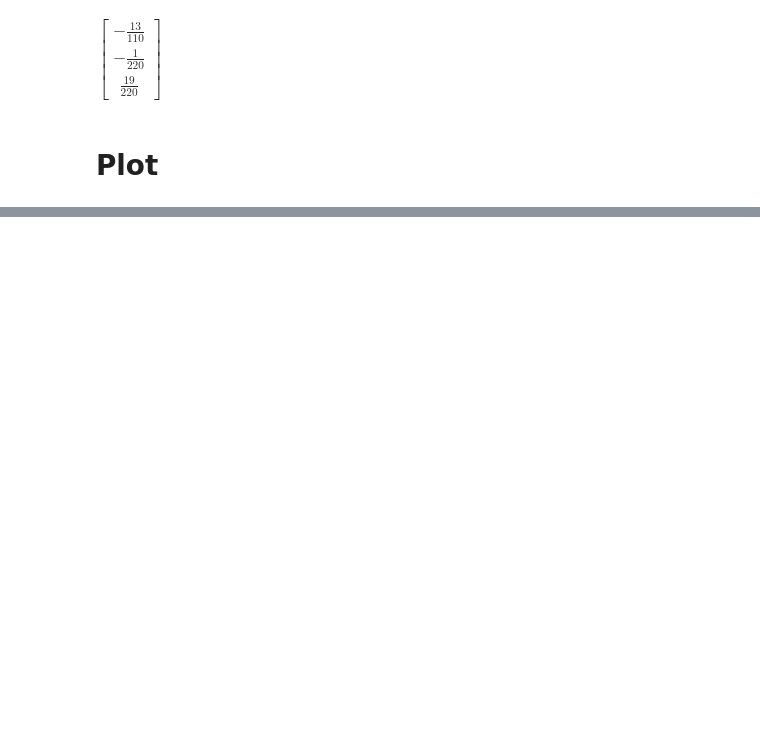
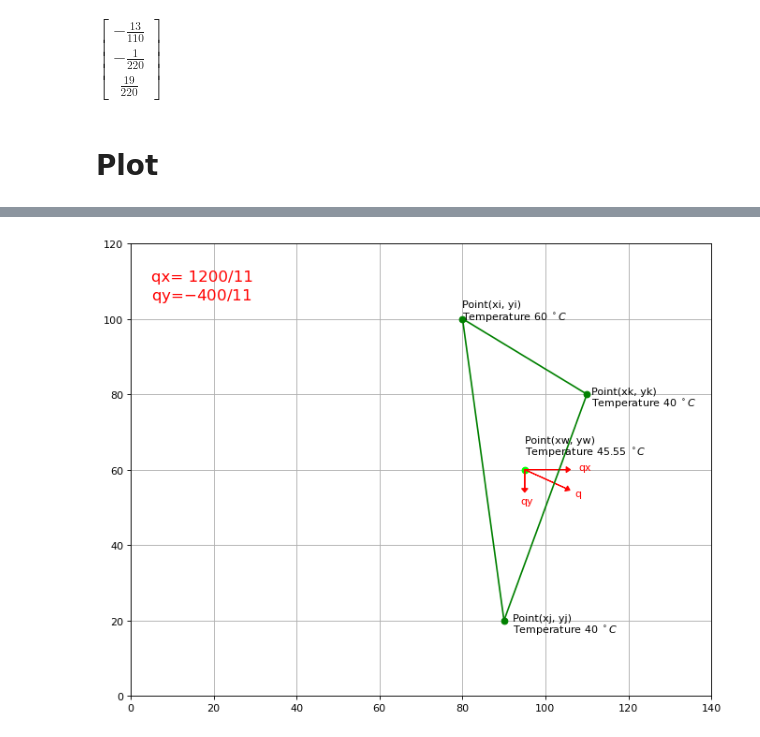
Before and after one commit to bogumilchilinski/dynpy, a Jupyter notebook: FEM_3exercise.ipynb, the cells around one changed output, grey strips where cells are left out. Cells and saved outputs as stored; diff of their text form; code cells hidden in the pictures; blank space fills up the shorter version.

```diff
--- a/FEM_3exercise.ipynb
+++ b/FEM_3exercise.ipynb
@@ -204,0 +148,84 @@ plt.plot(linex1, liney1, color = 'orange')
+# %%
+# <-------------------------- Before deformation  plot
+fig = plt.figure(figsize = (10,8) , dpi=80)
+ax = plt.subplot()
+ax.grid(True)
+ax.set_axisbelow(True)
+plt.scatter(xi, yi, color = 'green')
+plt.text(xi, yi + 3, 'Point(xi, yi)')
+plt.text(xi, yi, 'Temperature 60 $^\circ C$')
+plt.scatter(xj, yj, color = 'green')
+plt.text(xj + 2, yj, 'Point(xj, yj)')
+plt.text(xj + 2, yj - 3, 'Temperature 40 $^\circ C$')
+plt.scatter(xk, yk, color = 'green')
+plt.text(xk + 1, yk, 'Point(xk, yk)')
+plt.text(xk + 1, yk -3, 'Temperature 40 $^\circ C$')
+plt.scatter(xw, yw, color = 'lime')
+plt.text(xw, yw+7, 'Point(xw, yw)')
+plt.text(xw, yw-3+7, 'Temperature 45.55 $^\circ C$')
+linex1 = [xi, xj]
+liney1 = [yi, yj]
+plt.plot(linex1, liney1, color = 'green')
+linex1 = [xj, xk]
+liney1 = [yj, yk]
+plt.plot(linex1, liney1, color = 'green')
+linex1 = [xi, xk]
+liney1 = [yi, yk]
+plt.plot(linex1, liney1, color = 'green')
+
+plt.arrow(xw, yw, 10, 0, head_width=1.5, head_length=1,color = 'red')
+plt.arrow(xw, yw, 0, -5, head_width=1.5, head_length=1,color = 'red')
+plt.arrow(xw,yw,10,-5, head_width=1.5, head_length=1,color = 'red')
+plt.text(xw + 13, yw, 'qx', color='red')
+plt.text(xw-1, yw -9, 'qy', color='red')
+plt.text(xw+12, yw -7, 'q', color='red')
+
+plt.text(5, 110, 'qx= 1200/11', color='red', fontsize = 15)
+plt.text(5, 105, 'qy=$-$400/11',color='red', fontsize = 15)
+ax.set_xlim(0,140)
+ax.set_ylim(0, 120)
+
+
+
+# <-------------------------- Before & After deformation  plot
+fig = plt.figure(figsize = (10,8) , dpi=80)
+ax = plt.subplot()
+ax.grid(True)
+ax.set_axisbelow(True)
+plt.scatter(xi, yi, color = 'green')
+plt.text(xi, yi + 3, 'Point(xi, yi)')
+plt.text(xi, yi, 'Temperature 60 $^\circ C$')
+plt.scatter(xj, yj, color = 'green')
+plt.text(xj + 2, yj, 'Point(xj, yj)')
+plt.text(xj + 2, yj - 3, 'Temperature 40 $^\circ C$')
+plt.scatter(xk, yk, color = 'green')
+plt.text(xk + 1, yk, 'Point(xk, yk)')
+plt.text(xk + 1, yk -3, 'Temperature 40 $^\circ C$')
+plt.scatter(xw, yw, color = 'lime')
+plt.text(xw, yw, 'Point(xw, yw)')
+linex1 = [xi, xj]
+liney1 = [yi, yj]
+plt.plot(linex1, liney1, color = 'green')
+linex1 = [xj, xk]
+liney1 = [yj, yk]
+plt.plot(linex1, liney1, color = 'green')
+linex1 = [xi, xk]
+liney1 = [yi, yk]
+plt.plot(linex1, liney1, color = 'green')
+ax.set_xlim(0,140)
+ax.set_ylim(0, 120)
+
+plt.scatter(xi+ui, yi+vi, color = 'orange')
+plt.scatter(xj+uj, yj+vj, color = 'orange')
+plt.scatter(xk+uk, yk+vk, color = 'orange')
+linex1 = [xi+ui, xj+uj]
+liney1 = [yi+vi, yj+vj]
+plt.scatter(xw+uw, yw+vw, color = 'red')
+plt.plot(linex1, liney1, color = 'orange')
+linex1 = [xj+uj, xk+uk]
+liney1 = [yj+vj, yk+vk]
+plt.plot(linex1, liney1, color = 'orange')
+linex1 = [xi+ui, xk+uk]
+liney1 = [yi+vi, yk+vk]
+plt.plot(linex1, liney1, color = 'orange')
+# %% [output]
@@ -204,0 +233 @@ plt.plot(linex1, liney1, color = 'orange')
+[figure, added]
```
Also changed, not shown: parts of 5 cells of this notebook.
